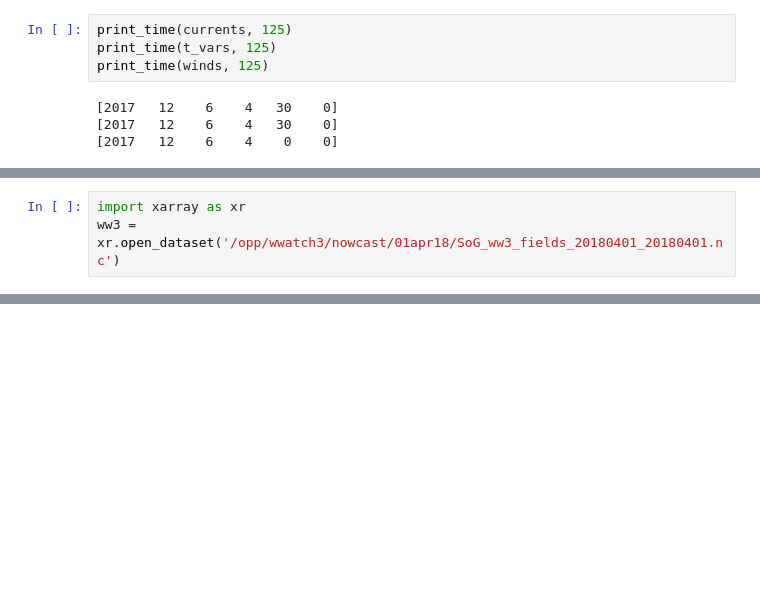
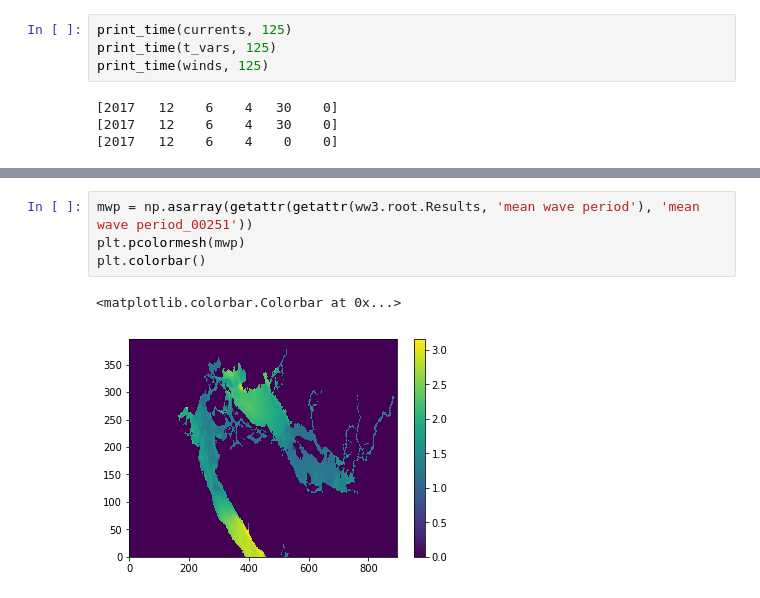
Before and after one commit to ambhudia/analysis-ashutosh, a Jupyter notebook: Untitled.ipynb, the cells around one changed output, grey strips where cells are left out. Drawn from its saved outputs; the diff is of its cells as text; blank space fills up the shorter version.

```diff
--- a/Untitled.ipynb
+++ b/Untitled.ipynb
@@ -66,3 +67,0 @@ print_time(ww3, 160)
-# %%
-import xarray as xr
-ww3 = xr.open_dataset('/opp/wwatch3/nowcast/01apr18/SoG_ww3_fields_20180401_20180401.nc')
@@ -88,0 +107,7 @@ array(['2018-04-01T00:00:00.000000000', '2018-04-01T00:30:00.000000000',
+# %%
+mwp = np.asarray(getattr(getattr(ww3.root.Results, 'mean wave period'), 'mean wave period_00251'))
+plt.pcolormesh(mwp)
+plt.colorbar()
+# %% [output]
+<matplotlib.colorbar.Colorbar at 0x...>
+[figure, added]
```
Also changed, not shown: parts of 13 cells of this notebook, 1 other file.
